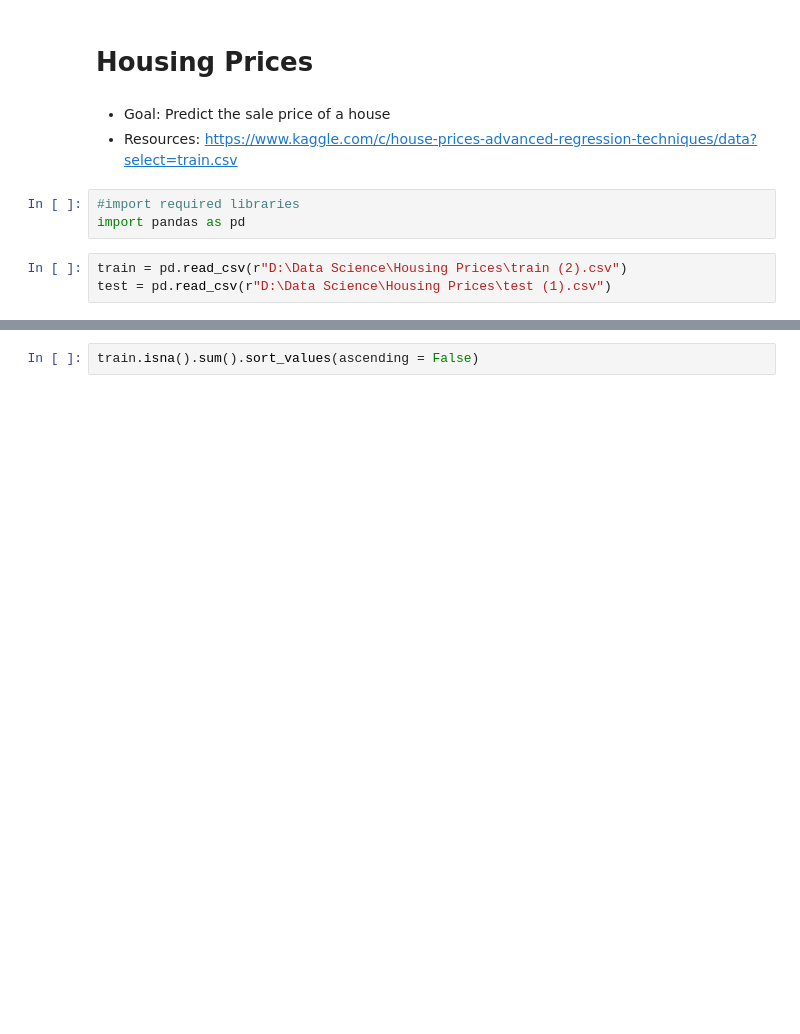
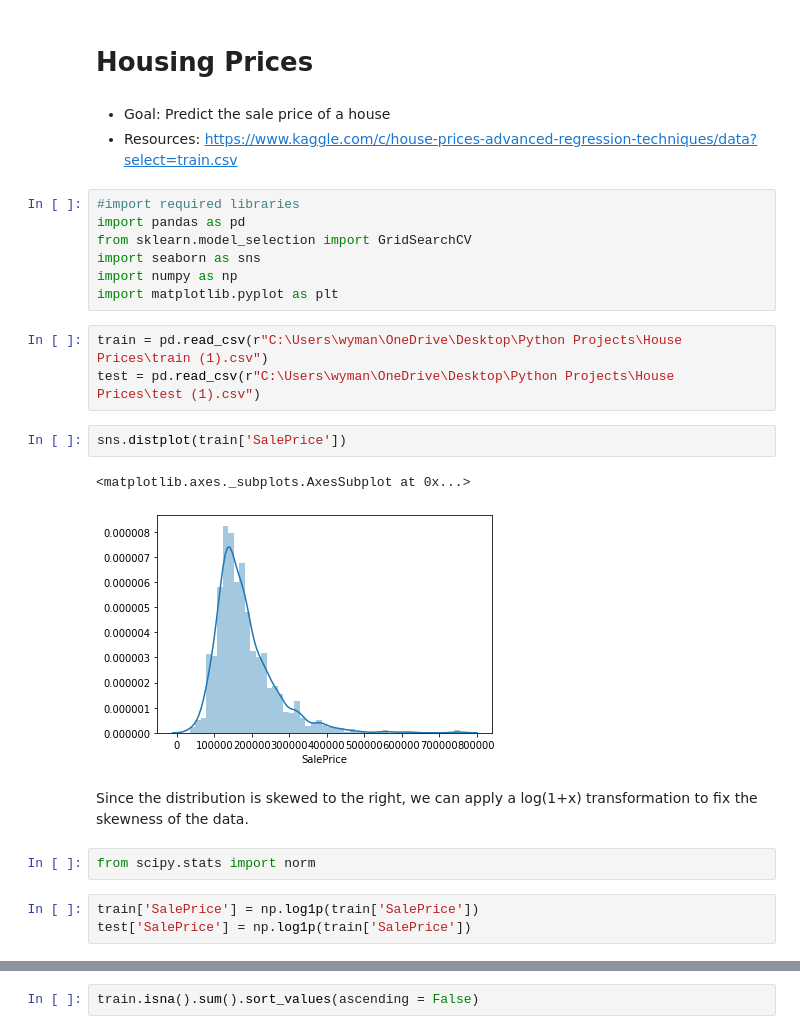
Before and after one commit to ZacharyJWyman/Kaggle-Comps, a Jupyter notebook: Housing Prices/Housing Prices (1).ipynb, the cells around one changed output, grey strips where cells are left out. Saved outputs shown, nothing was run; the diff lists cells and outputs as text; blank space fills up the shorter version.

```diff
--- a/Housing Prices/Housing Prices (1).ipynb
+++ b/Housing Prices/Housing Prices (1).ipynb
@@ -6,6 +6,22 @@
 # %%
 #import required libraries
 import pandas as pd
+from sklearn.model_selection import GridSearchCV
+import seaborn as sns
+import numpy as np
+import matplotlib.pyplot as plt
 # %%
-train = pd.read_csv(r"D:\Data Science\Housing Prices\train (2).csv")
-test = pd.read_csv(r"D:\Data Science\Housing Prices\test (1).csv")
+train = pd.read_csv(r"C:\Users\wyman\OneDrive\Desktop\Python Projects\House Prices\train (1).csv")
+test = pd.read_csv(r"C:\Users\wyman\OneDrive\Desktop\Python Projects\House Prices\test (1).csv")
+# %%
+sns.distplot(train['SalePrice'])
+# %% [output]
+<matplotlib.axes._subplots.AxesSubplot at 0x...>
+[figure, added]
+# %% [markdown]
+Since the distribution is skewed to the right, we can apply a log(1+x) transformation to fix the skewness of the data.
+# %%
+from scipy.stats import norm
+# %%
+train['SalePrice'] = np.log1p(train['SalePrice'])
+test['SalePrice'] = np.log1p(train['SalePrice'])
```
Also changed, not shown: parts of 66 cells of this notebook.
